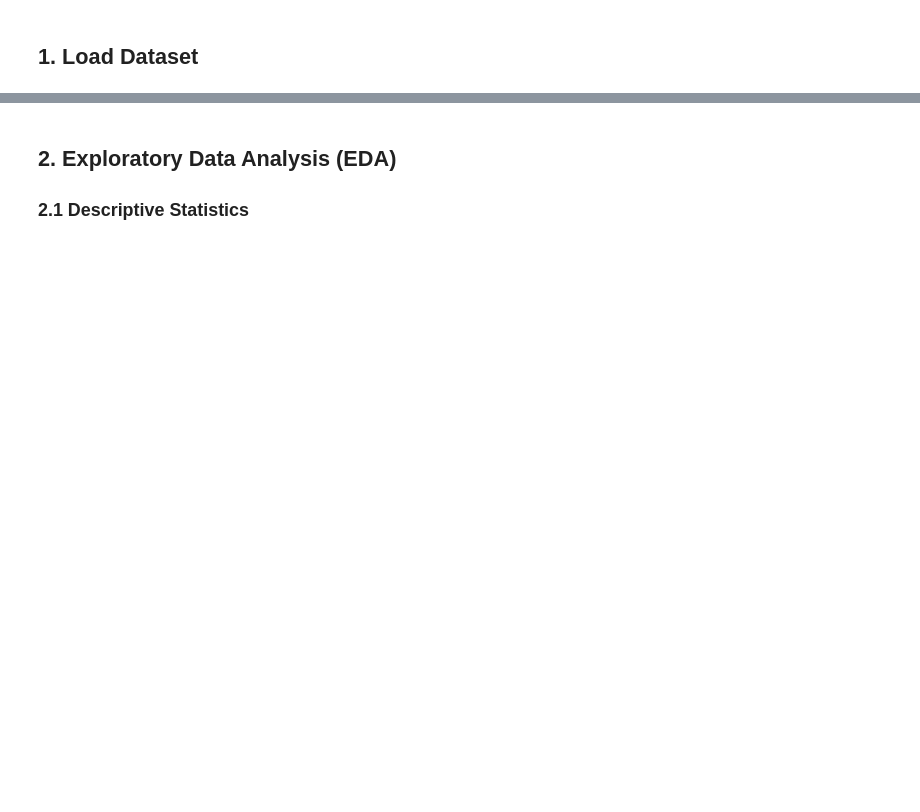
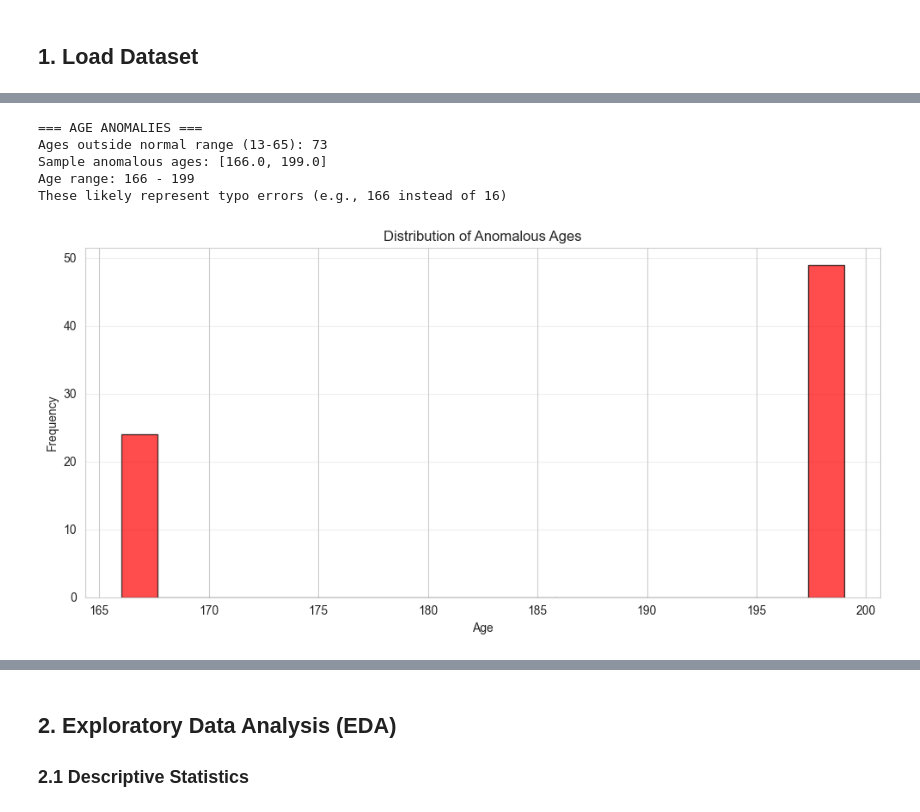
Before and after one commit to v3ngen/online-gaming-dataset, a Jupyter notebook: analysis_demo.ipynb, the cells around one changed output, grey strips where cells are left out. Saved outputs shown, nothing was run; the diff lists cells and outputs as text; code cells hidden in the pictures; blank space fills up the shorter version.

```diff
--- a/analysis_demo.ipynb
+++ b/analysis_demo.ipynb
@@ -53,0 +142,27 @@ display(df.head(10))
+# %%
+# 2. Check for Age anomalies (typo-style errors)
+print("\n=== AGE ANOMALIES ===")
+age_anomalies = df[(df['Age'] > 100) | (df['Age'] < 13)]
+print(f"Ages outside normal range (13-65): {len(age_anomalies)}")
+
+if len(age_anomalies) > 0:
+    print(f"Sample anomalous ages: {sorted(age_anomalies['Age'].dropna().unique())[:10]}")
+    print(f"Age range: {age_anomalies['Age'].min():.0f} - {age_anomalies['Age'].max():.0f}")
+    print(f"These likely represent typo errors (e.g., 166 instead of 16)")
+
+    # Show distribution of anomalous ages
+    plt.figure(figsize=(10, 5))
+    plt.hist(age_anomalies['Age'].dropna(), bins=20, edgecolor='black', alpha=0.7, color='red')
+    plt.xlabel('Age')
+    plt.ylabel('Frequency')
+    plt.title('Distribution of Anomalous Ages')
+    plt.grid(axis='y', alpha=0.3)
+    plt.tight_layout()
+    plt.show()
+# %% [output]
+=== AGE ANOMALIES ===
+Ages outside normal range (13-65): 73
+Sample anomalous ages: [166.0, 199.0]
+Age range: 166 - 199
+These likely represent typo errors (e.g., 166 instead of 16)
+[figure, added]
```
Also changed, not shown: parts of 39 cells of this notebook, 3 other files.
